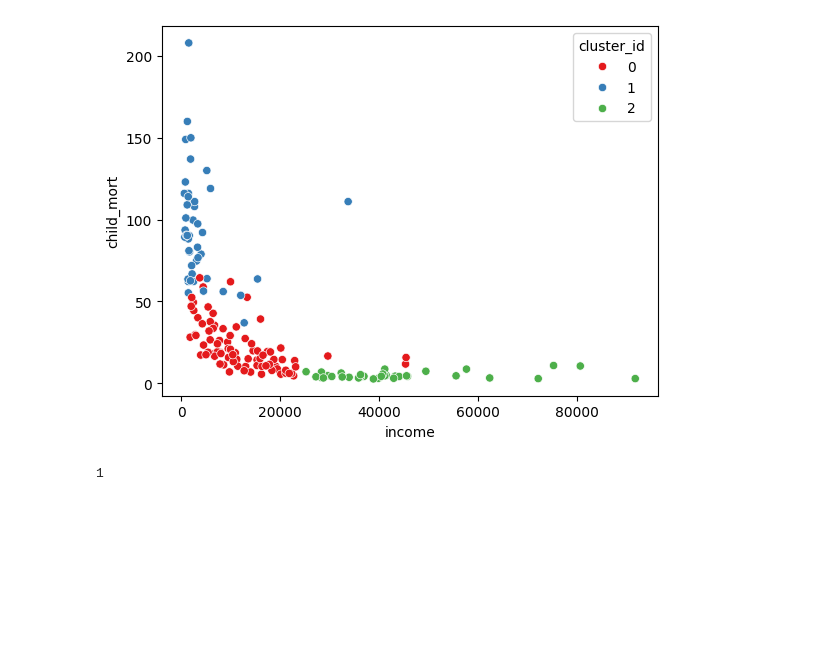
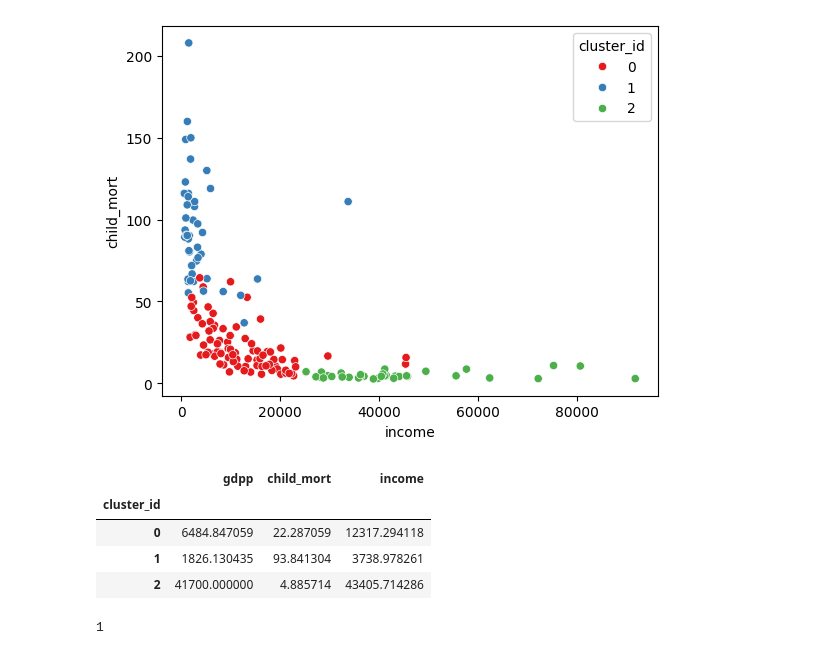
Before and after one commit to Venni2911/LogicMojo-AI-ML-Sept25-VenniRaj, a Jupyter notebook: Venni_HW_Assignment_Clustering.ipynb, the cells around one changed output. Drawn from its saved outputs; the diff is of its cells as text; code cells hidden in the pictures; blank space fills up the shorter version.

```diff
--- a/Venni_HW_Assignment_Clustering.ipynb
+++ b/Venni_HW_Assignment_Clustering.ipynb
@@ -436,6 +436,13 @@ sns.scatterplot(x = 'income', y ='child_mort', hue = 'cluster_id', data = df, pa
 [figure]
 # %%
 aa = df[['gdpp', 'child_mort', 'income', 'cluster_id']].groupby('cluster_id').mean()
+aa
+# %% [output]
+|  | gdpp | child_mort | income |
+| cluster_id |  |  |  |
+| 0 | 6484.847059 | 22.287059 | 12317.294118 |
+| 1 | 1826.130435 | 93.841304 | 3738.978261 |
+| 2 | 41700.000000 | 4.885714 | 43405.714286 |
 # %%
 required_cluster = aa.sort_values(by = ['gdpp', 'child_mort', 'income'], ascending = [True, False, True]).head(1)
 reqd = required_cluster.reset_index()
```
